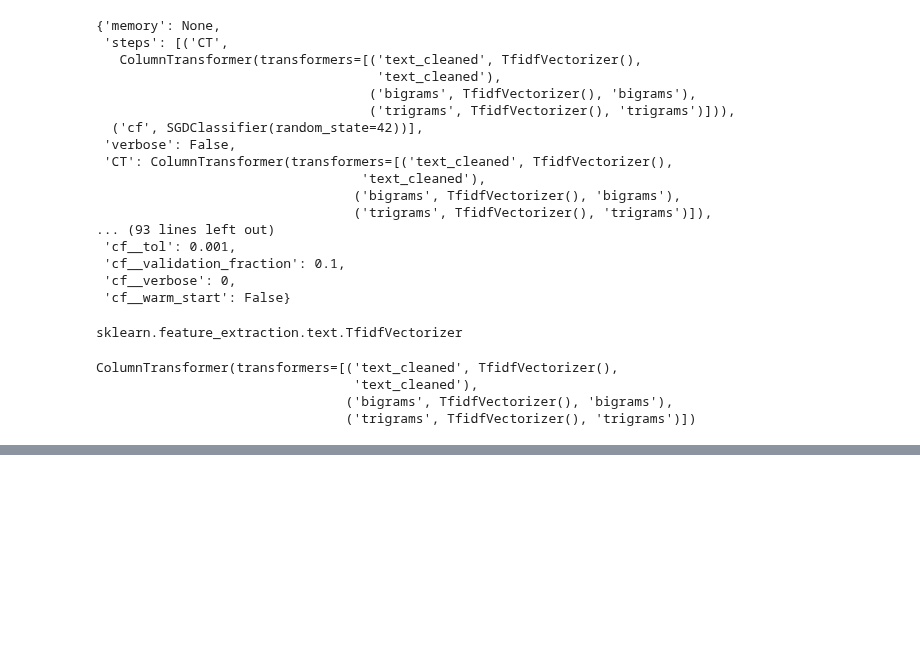
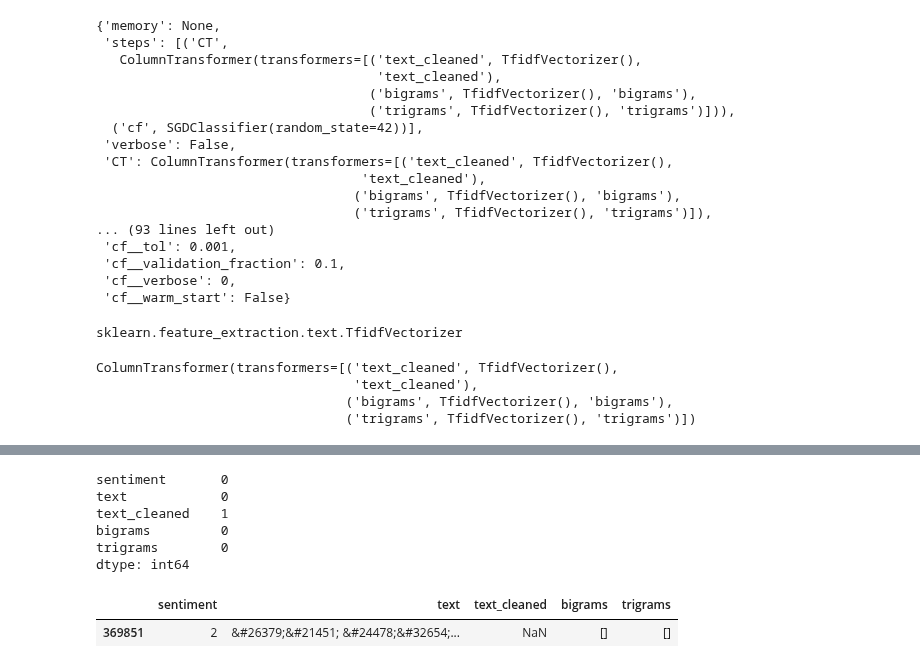
Before and after one commit to ThomasHChapman/classifying_user_reviews, a Jupyter notebook: working_notebooks/modeling_nb.ipynb, the cells around one changed output, grey strips where cells are left out. Saved outputs shown, nothing was run; the diff lists cells and outputs as text; code cells hidden in the pictures; blank space fills up the shorter version.

```diff
--- a/working_notebooks/modeling_nb.ipynb
+++ b/working_notebooks/modeling_nb.ipynb
@@ -734,0 +758,12 @@ The XXXX model ended up performing best on the test data, so I selected it as th
+# %%
+print(df_test.isna().sum())
+df_test[df_test['text_cleaned'].isna()]
+# %% [output]
+sentiment       0
+text            0
+text_cleaned    1
+bigrams         0
+trigrams        0
+dtype: int64
+|  | sentiment | text | text_cleaned | bigrams | trigrams |
+| 369851 | 2 | &#26379;&#21451; &#24478;&#32654;... | NaN | [] | [] |
```
Also changed, not shown: parts of 38 cells of this notebook.
